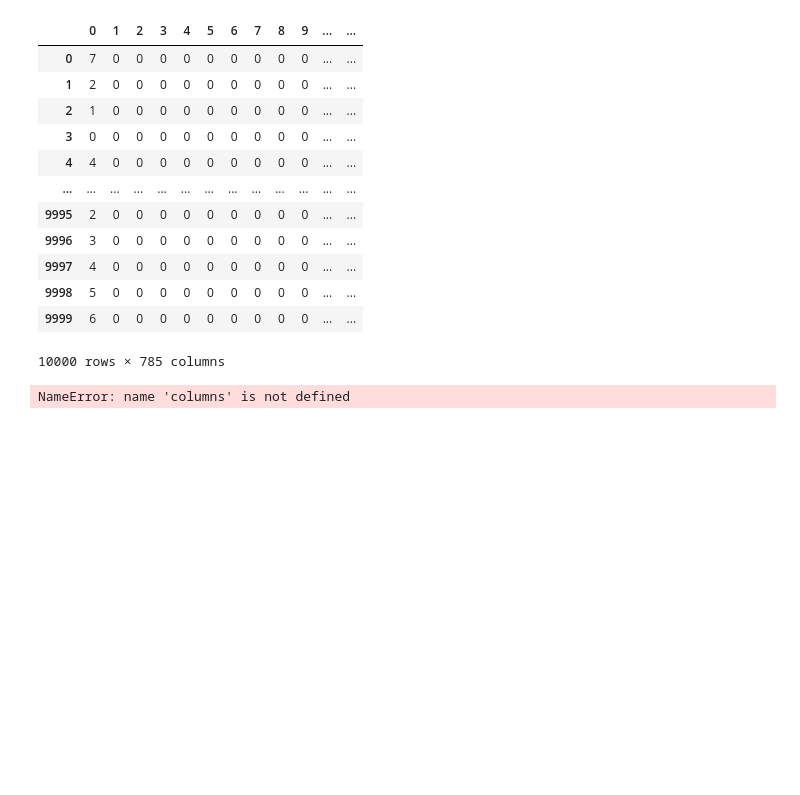
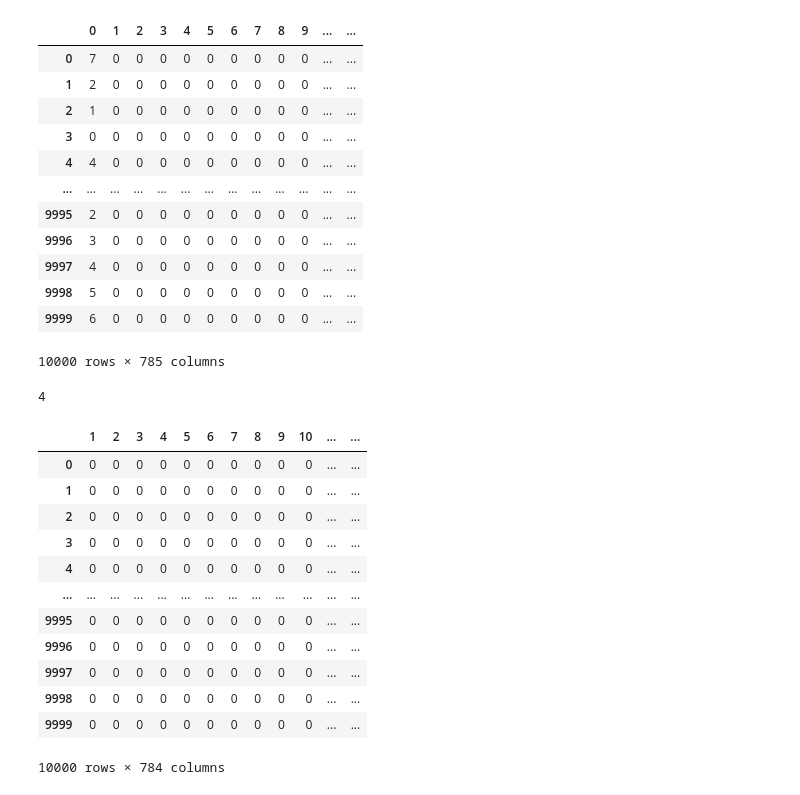
Before and after one commit to DelicateYeti1/Repository_for_education, a Jupyter notebook: All tasks/Number_Guesser/Numder_Guesser.ipynb, the cells around one changed output. Drawn from its saved outputs; the diff is of its cells as text; code cells hidden in the pictures; blank space fills up the shorter version.

```diff
--- a/All tasks/Number_Guesser/Numder_Guesser.ipynb
+++ b/All tasks/Number_Guesser/Numder_Guesser.ipynb
@@ -22,4 +24,22 @@ data
+# %%
+target[4]
+# %% [output]
+4
 # %%
-data = data.drop(columns-[0])
+my_data = my_data.drop(columns=[0])
-# %% [output]
-NameError: name 'columns' is not defined
+# %%
+my_data
+# %% [output]
+|  | 1 | 2 | 3 | 4 | 5 | 6 | 7 | 8 | 9 | 10 | ... | ... |
+| 0 | 0 | 0 | 0 | 0 | 0 | 0 | 0 | 0 | 0 | 0 | ... | ... |
+| 1 | 0 | 0 | 0 | 0 | 0 | 0 | 0 | 0 | 0 | 0 | ... | ... |
+| 2 | 0 | 0 | 0 | 0 | 0 | 0 | 0 | 0 | 0 | 0 | ... | ... |
+| 3 | 0 | 0 | 0 | 0 | 0 | 0 | 0 | 0 | 0 | 0 | ... | ... |
+| 4 | 0 | 0 | 0 | 0 | 0 | 0 | 0 | 0 | 0 | 0 | ... | ... |
+| ... | ... | ... | ... | ... | ... | ... | ... | ... | ... | ... | ... | ... |
+| 9995 | 0 | 0 | 0 | 0 | 0 | 0 | 0 | 0 | 0 | 0 | ... | ... |
+| 9996 | 0 | 0 | 0 | 0 | 0 | 0 | 0 | 0 | 0 | 0 | ... | ... |
+| 9997 | 0 | 0 | 0 | 0 | 0 | 0 | 0 | 0 | 0 | 0 | ... | ... |
+| 9998 | 0 | 0 | 0 | 0 | 0 | 0 | 0 | 0 | 0 | 0 | ... | ... |
+| 9999 | 0 | 0 | 0 | 0 | 0 | 0 | 0 | 0 | 0 | 0 | ... | ... |
+10000 rows × 784 columns
```
Also changed, not shown: parts of 19 cells of this notebook.
